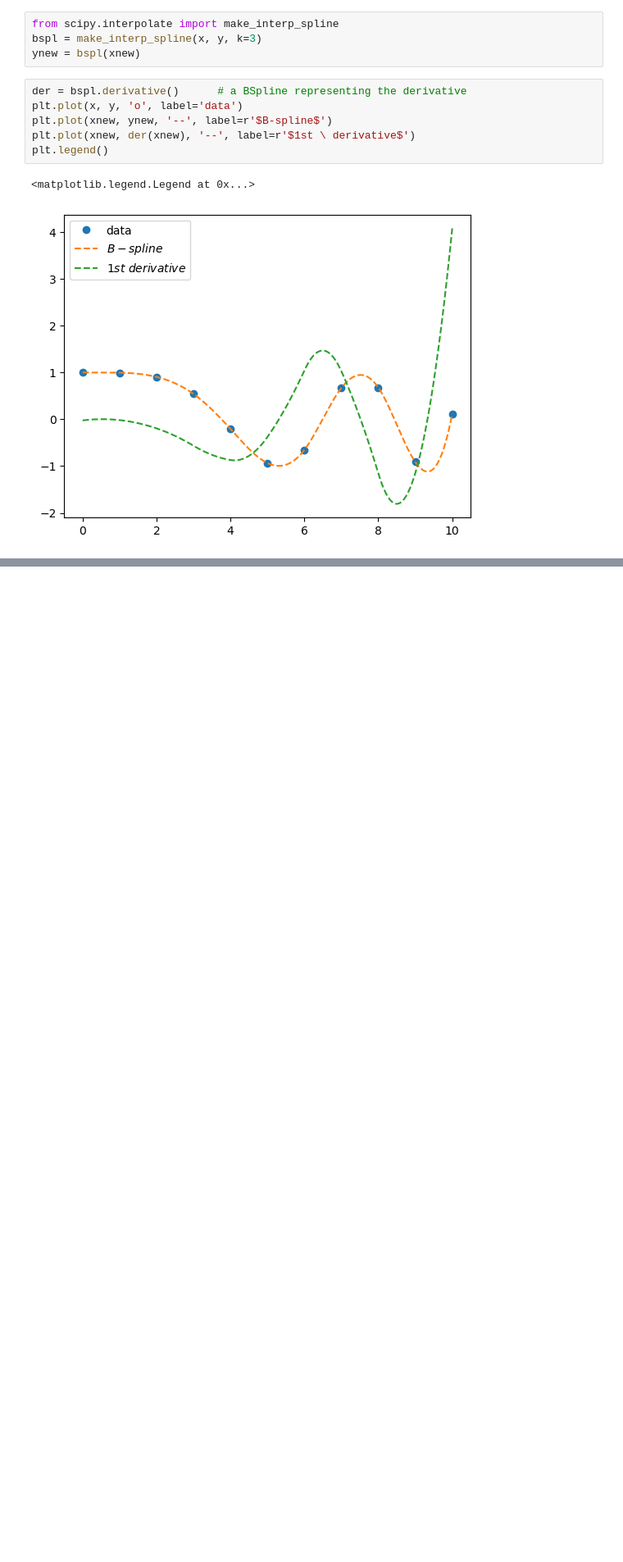
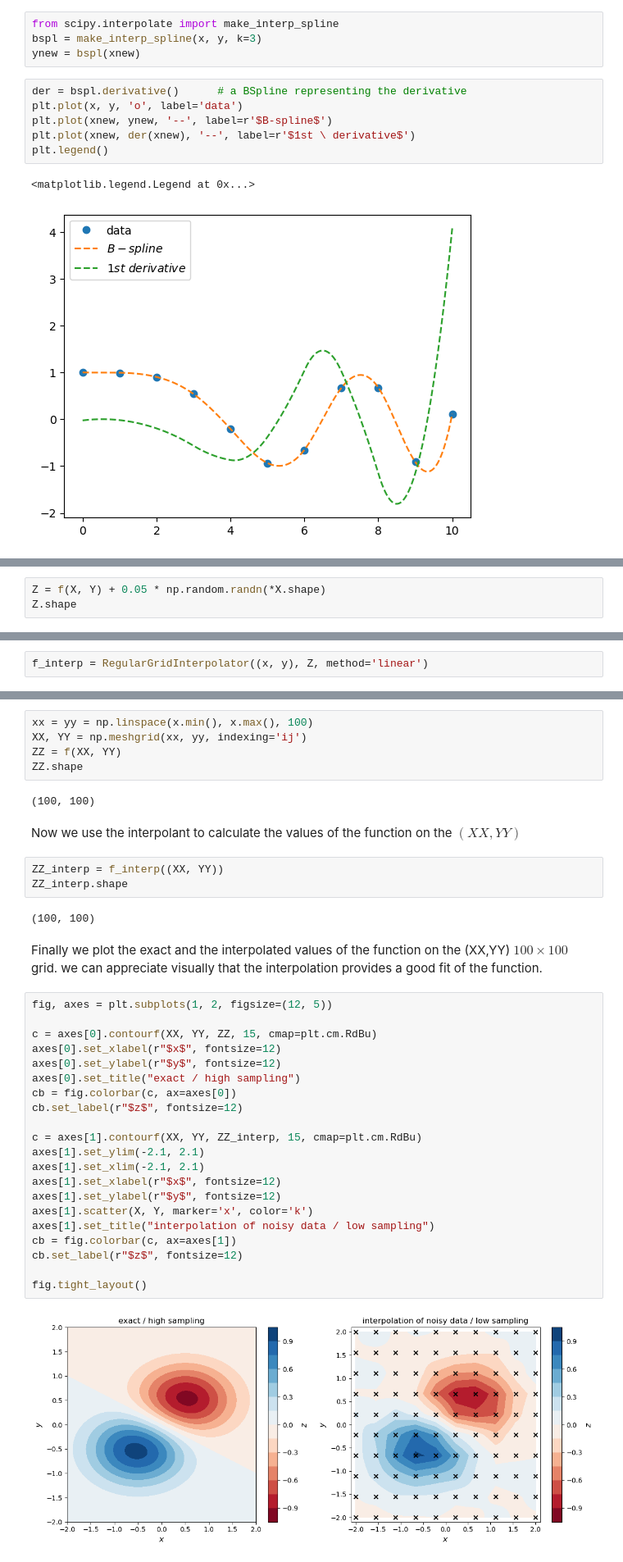
Before and after one commit to luigiselmi/numethods, a Jupyter notebook: johansson/interpolation.ipynb, the cells around one changed output, grey strips where cells are left out. Shown at 82% size. Drawn from its saved outputs; the diff is of its cells as text; blank space fills up the shorter version.

Commit message:
multivariate interpolation

```diff
--- a/johansson/interpolation.ipynb
+++ b/johansson/interpolation.ipynb
@@ -235,0 +254,3 @@ plt.legend()
+# %%
+Z = f(X, Y) + 0.05 * np.random.randn(*X.shape)
+Z.shape
@@ -235,0 +261,2 @@ plt.legend()
+# %%
+f_interp = RegularGridInterpolator((x, y), Z, method='linear')
@@ -235,0 +265,39 @@ plt.legend()
+# %%
+xx = yy = np.linspace(x.min(), x.max(), 100)
+XX, YY = np.meshgrid(xx, yy, indexing='ij')
+ZZ = f(XX, YY)
+ZZ.shape
+# %% [output]
+(100, 100)
+# %% [markdown]
+Now we use the interpolant to calculate the values of the function on the $(XX,YY)$
+# %%
+ZZ_interp = f_interp((XX, YY))
+ZZ_interp.shape
+# %% [output]
+(100, 100)
+# %% [markdown]
+Finally we plot the exact and the interpolated values of the function on the (XX,YY) $100 \times 100$ grid. we can appreciate visually that the interpolation provides a good fit of the function.
+# %%
+fig, axes = plt.subplots(1, 2, figsize=(12, 5))
+
+c = axes[0].contourf(XX, YY, ZZ, 15, cmap=plt.cm.RdBu)
+axes[0].set_xlabel(r"$x$", fontsize=12)
+axes[0].set_ylabel(r"$y$", fontsize=12)
+axes[0].set_title("exact / high sampling")
+cb = fig.colorbar(c, ax=axes[0])
+cb.set_label(r"$z$", fontsize=12)
+
+c = axes[1].contourf(XX, YY, ZZ_interp, 15, cmap=plt.cm.RdBu)
+axes[1].set_ylim(-2.1, 2.1)
+axes[1].set_xlim(-2.1, 2.1)
+axes[1].set_xlabel(r"$x$", fontsize=12)
+axes[1].set_ylabel(r"$y$", fontsize=12)
+axes[1].scatter(X, Y, marker='x', color='k')
+axes[1].set_title("interpolation of noisy data / low sampling")
+cb = fig.colorbar(c, ax=axes[1])
+cb.set_label(r"$z$", fontsize=12)
+
+fig.tight_layout()
+# %% [output]
+[figure, added]
```
Also changed, not shown: parts of 25 cells of this notebook.
